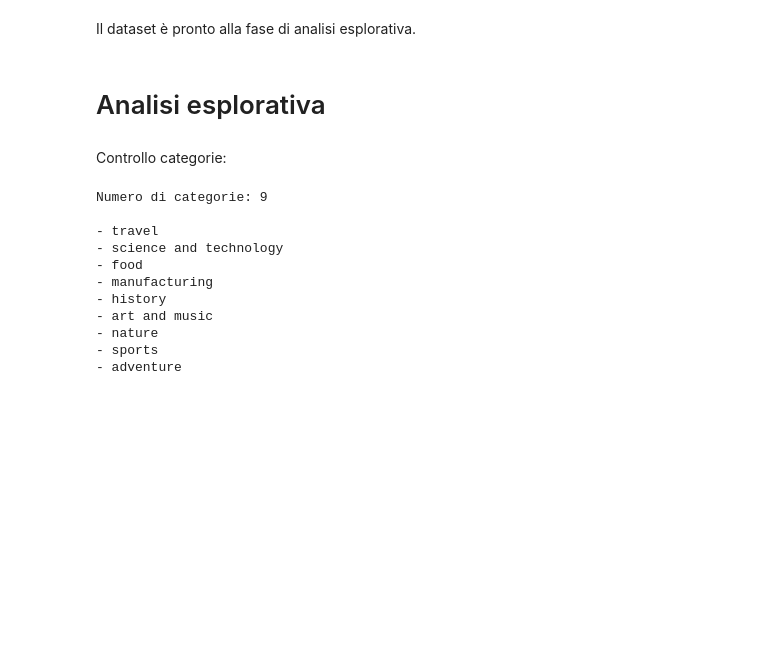
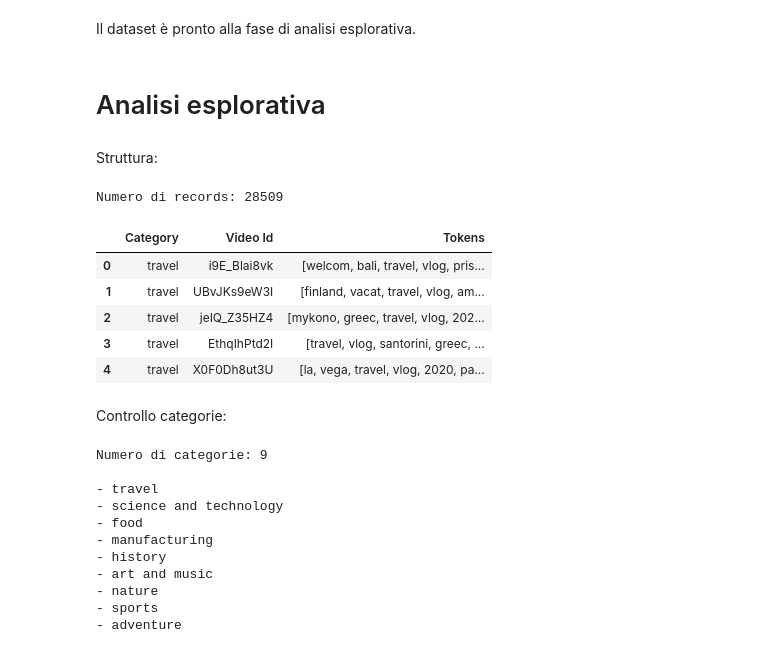
Before and after one commit to antoniopelusi/youtube-classification, a Jupyter notebook: youtube-classification.ipynb, the cells around one changed output. Drawn from its saved outputs; the diff is of its cells as text; code cells hidden in the pictures; blank space fills up the shorter version.

```diff
--- a/youtube-classification.ipynb
+++ b/youtube-classification.ipynb
@@ -92,0 +110,30 @@ msno.matrix(yt);
+# %%
+def remove_html(text):
+    bs = BeautifulSoup(text, "html.parser")
+    return bs.get_text()
+
+def remove_urls(text):
+    return re.sub('http[s]?://(?:[a-zA-Z]|[0-9]|[$-_@.&+]|[!*\(\),]|(?:%[0-9a-fA-F][0-9a-fA-F]))+', '', text)
+
+def remove_special_characters(text, remove_digits=True):
+    pattern=r'[^a-zA-z0-9\s]'
+    text=re.sub(pattern,'',text)
+    return text
+
+def remove_stopwords(text, is_lower_case=False):
+    stopword_list = nltk.corpus.stopwords.words('english')
+    tokenizer = ToktokTokenizer()
+
+    tokens = tokenizer.tokenize(text)
+    tokens = [token.strip() for token in tokens]
+    if is_lower_case:
+        filtered_tokens = [token for token in tokens if token not in stopword_list]
+    else:
+        filtered_tokens = [token for token in tokens if token.lower() not in stopword_list]
+    filtered_text = ' '.join(filtered_tokens)
+    return filtered_text
+
+yt['Tokens'] = yt['Tokens'].apply(remove_html)
+yt['Tokens'] = yt['Tokens'].apply(remove_urls)
+yt['Tokens'] = yt['Tokens'].apply(remove_special_characters)
+yt['Tokens'] = yt['Tokens'].apply(remove_stopwords)
@@ -94,6 +154,21 @@ msno.matrix(yt);
 Il dataset è pronto alla fase di analisi esplorativa.
 # %% [markdown]
 # Analisi esplorativa
+# %% [markdown]
+Struttura:
+# %%
+print('Numero di records:', yt.shape[0])
+# %% [output]
+Numero di records: 28509
+# %%
+yt.head()
+# %% [output]
+|  | Category | Video Id | Tokens |
+| 0 | travel | i9E_Blai8vk | [welcom, bali, travel, vlog, pris... |
+| 1 | travel | UBvJKs9eW3I | [finland, vacat, travel, vlog, am... |
+| 2 | travel | jeIQ_Z35HZ4 | [mykono, greec, travel, vlog, 202... |
+| 3 | travel | EthqIhPtd2I | [travel, vlog, santorini, greec, ... |
+| 4 | travel | X0F0Dh8ut3U | [la, vega, travel, vlog, 2020, pa... |
 # %% [markdown]
 Controllo categorie:
 # %%
```
Also changed, not shown: parts of 18 cells of this notebook.
